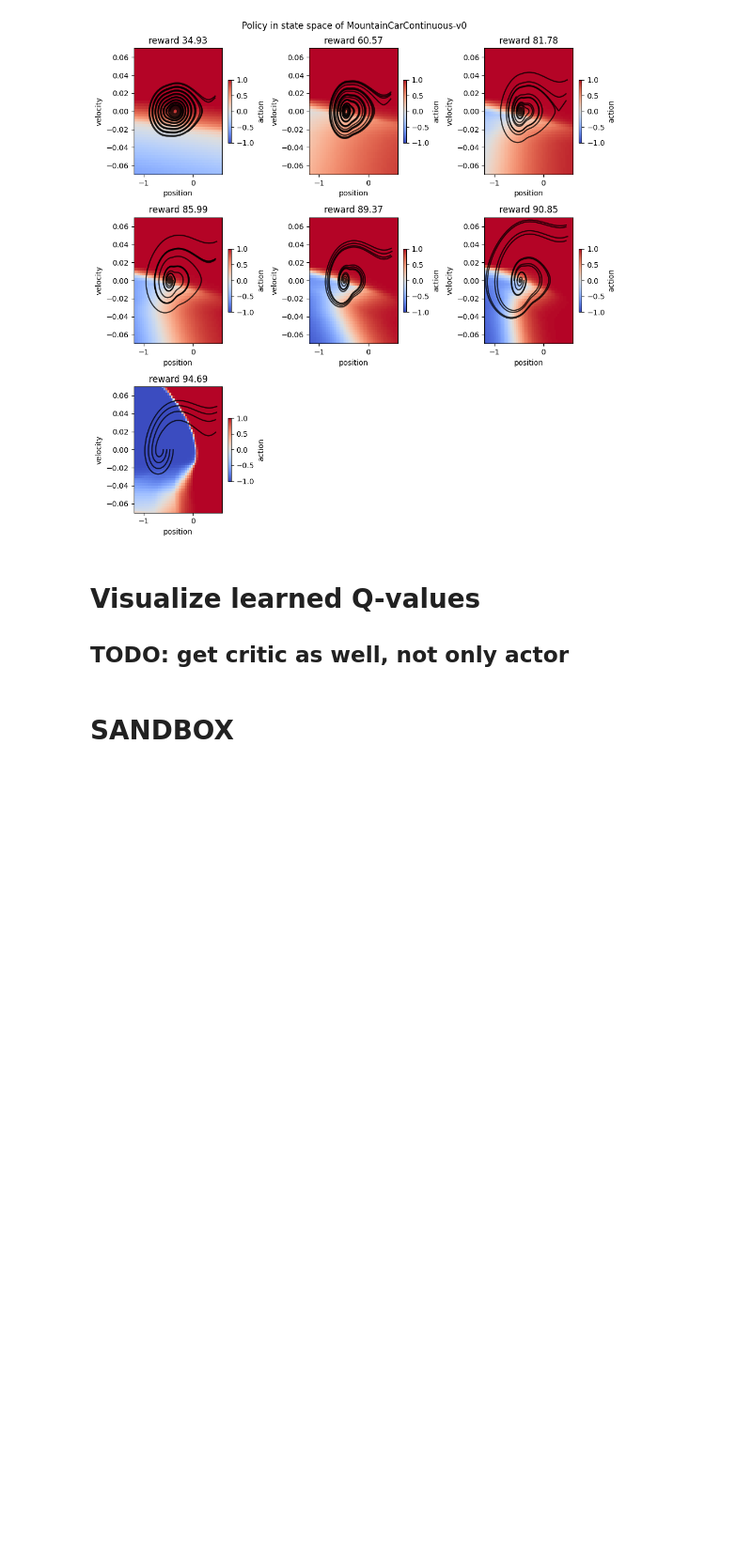
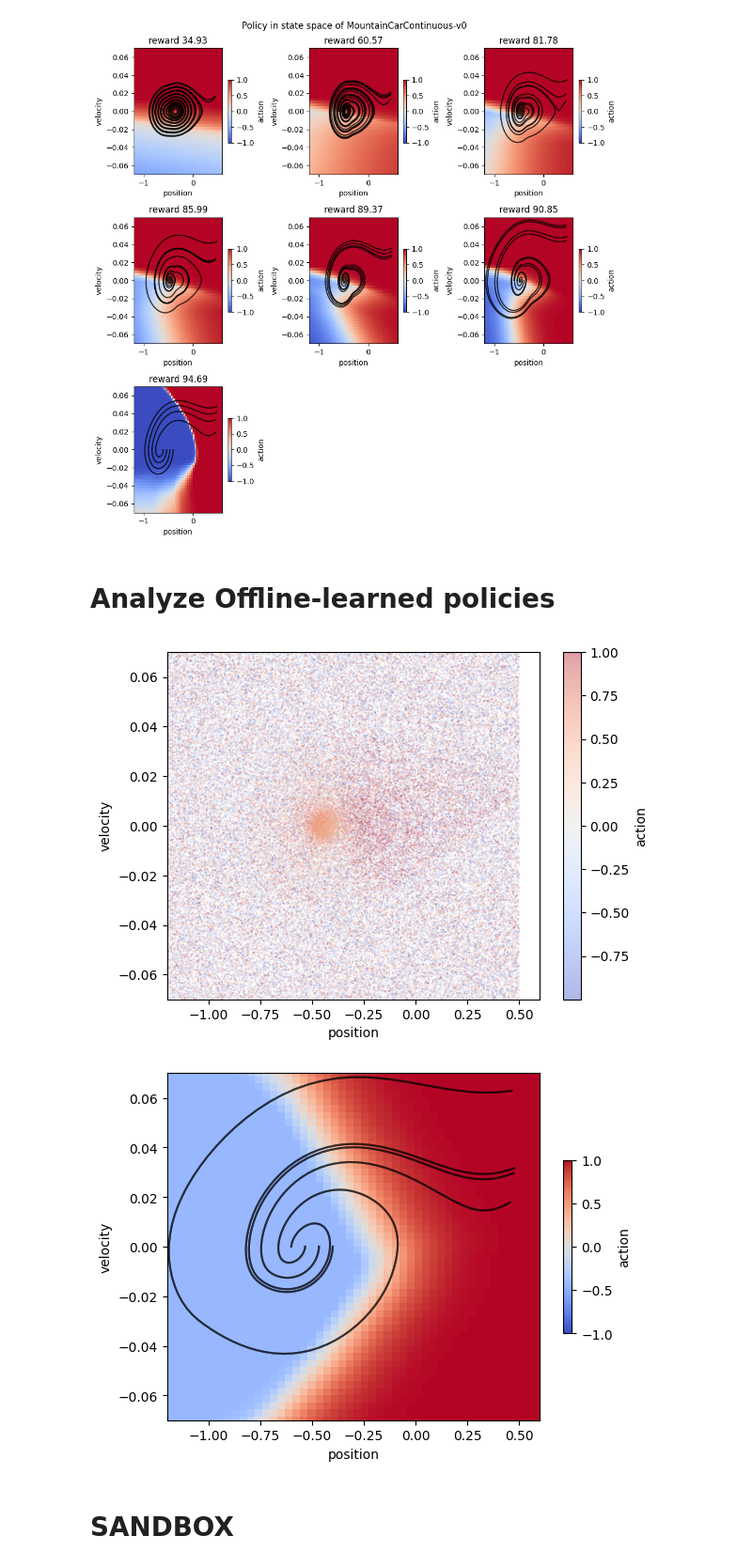
Before and after one commit to milosoundjian/projet-mind, a Jupyter notebook: experiments/notebooks/04-analyze_policies.ipynb, the cells around one changed output. Shown at 94% size. Drawn from its saved outputs; the diff is of its cells as text; code cells hidden in the pictures; blank space fills up the shorter version.

Commit message:
start getting offline policies and buffers

```diff
--- a/experiments/notebooks/04-analyze_policies.ipynb
+++ b/experiments/notebooks/04-analyze_policies.ipynb
@@ -170,9 +161,27 @@ plt.tight_layout()
 plt.show()
 # %% [output]
 [figure]
-# %% [markdown]
-# Visualize learned Q-values
-
-## TODO: get critic as well, not only actor
+# %% [markdown]
+# Analyze Offline-learned policies
+# %%
+# Obtain policies and replay buffers from offline learning experiments:
+RESULTS_DIR = "../results/policy_analysis-selected"
+FNAME = "uniform_proportions-MountainCarContinuous-v0-scoring-61"
+test_log = torch.load(f"{RESULTS_DIR}/{FNAME}", weights_only=False)
+best_policies = test_log["best_policies"]
+replay_buffers = test_log["replay_buffers"]
+
+rb = replay_buffers[0][0]
+policy = best_policies[0][0]
+# %%
+plot_rb_space_coverage(ENV_NAME, rb, STATE_X, STATE_Y)
+plt.show()
+fig, ax = plt.subplots()
+plot_policy(ENV_NAME, policy, STATE_X, STATE_Y,ax=ax)
+plot_trajectories(ENV_NAME, policy, 4, STATE_X, STATE_Y,ax=ax)
+plt.show()
+# %% [output]
+[figure, added]
+[figure, added]
 # %% [markdown]
 # SANDBOX
```
Also changed, not shown: parts of 3 cells of this notebook, 9 other files.
